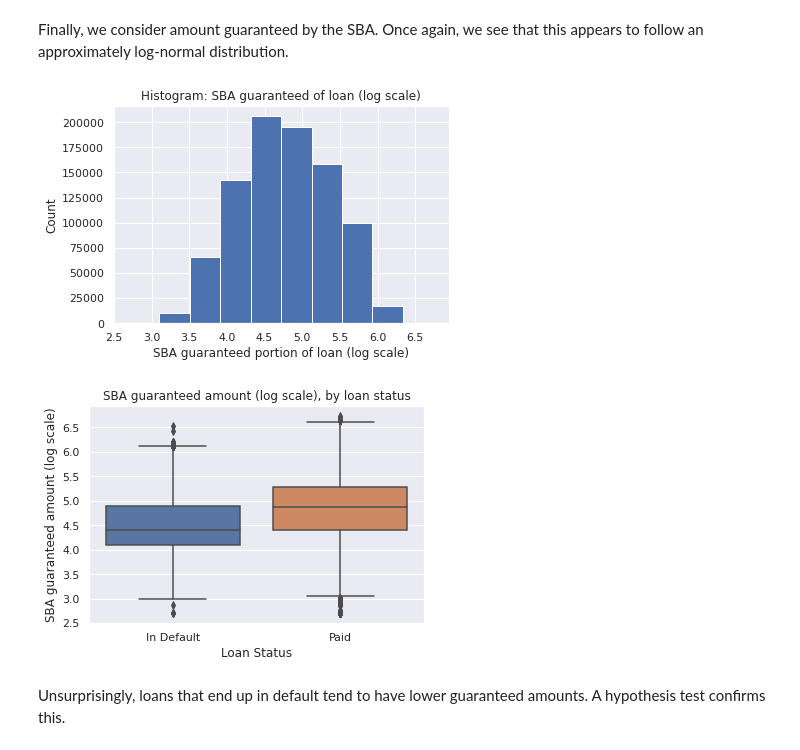
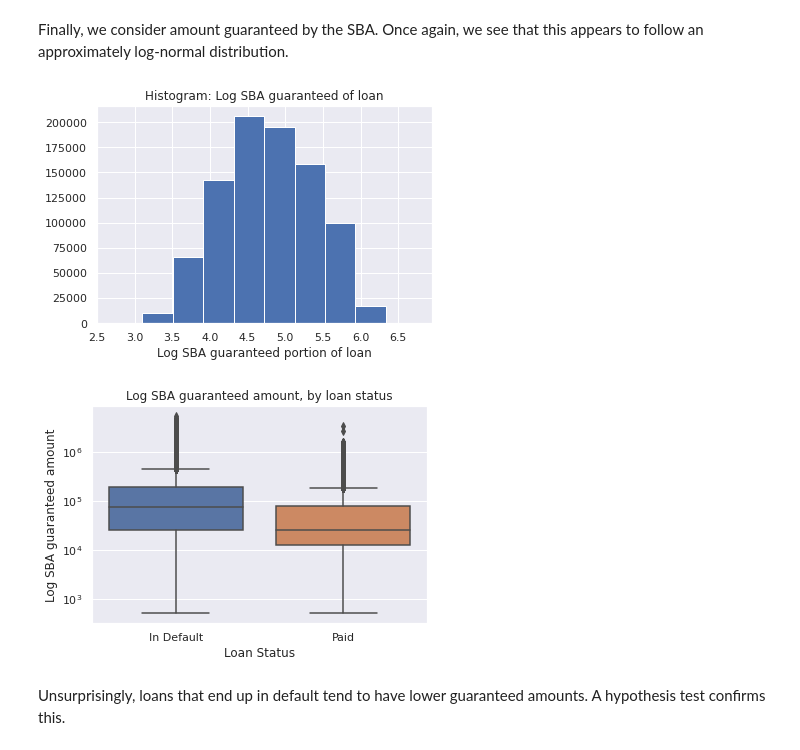
Before and after one commit to rkarpman/SpringboardCapstone2, a Jupyter notebook: Notebooks/4-capstone-EDA.ipynb, the cells around one changed output. Cells and saved outputs as stored; diff of their text form; code cells hidden in the pictures.

Commit message:
Added additional data visualizations to EDA notebook

```diff
--- a/Notebooks/4-capstone-EDA.ipynb
+++ b/Notebooks/4-capstone-EDA.ipynb
@@ -417,26 +415,27 @@ Finally, we consider amount guaranteed by the SBA. Once again, we see that this
 # %%
 ## We take the base-10 logarithm of gross amount approved.
 ## to make sure the logarithm is defined.
 df_SBA = df.loc[:, ['MIS_Status', 'SBA_Appv']]
 df_SBA['log_sba'] = np.log10(df_SBA['SBA_Appv'])
 
 ## A histogram show that the resulting distribution is nearly symmetric.
 plt.hist(df_SBA['log_sba'])
-plt.ylabel("Count")
-plt.xlabel("SBA guaranteed portion of loan (log scale)")
-plt.title("Histogram: SBA guaranteed of loan (log scale)")
+plt.xlabel("Log SBA guaranteed portion of loan")
+plt.title("Histogram: Log SBA guaranteed of loan")
 plt.show()
 # %% [output]
-[figure, old version]
+[figure, new version]
 # %%
-_ = sns.boxplot(x='MIS_Status', y='log_sba', data=df_SBA)
+## Plot
+_ = sns.boxplot(x='Default', y='SBA_Appv', data=df)
 _.set(xlabel='Loan Status')
+plt.yscale('log')
 plt.xticks([0,1], ['In Default', 'Paid'])
-plt.ylabel('SBA guaranteed amount (log scale)')
-plt.title('SBA guaranteed amount (log scale), by loan status')
+plt.ylabel('Log SBA guaranteed amount')
+plt.title('Log SBA guaranteed amount, by loan status')
 plt.show()
 # %% [output]
-[figure, old version]
+[figure, new version]
 # %% [markdown]
 Unsurprisingly, loans that end up in default tend to have lower guaranteed amounts. A hypothesis test confirms this.
 # %%
```
Also changed, not shown: parts of 18 cells of this notebook, 1 other file.
